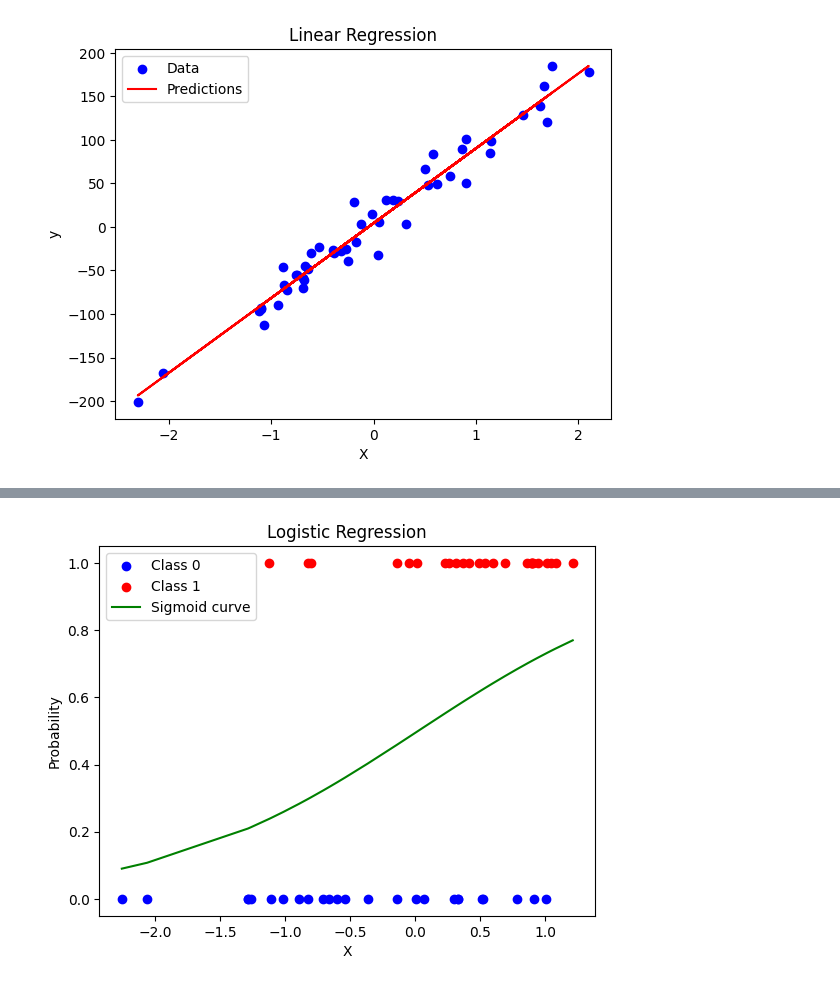
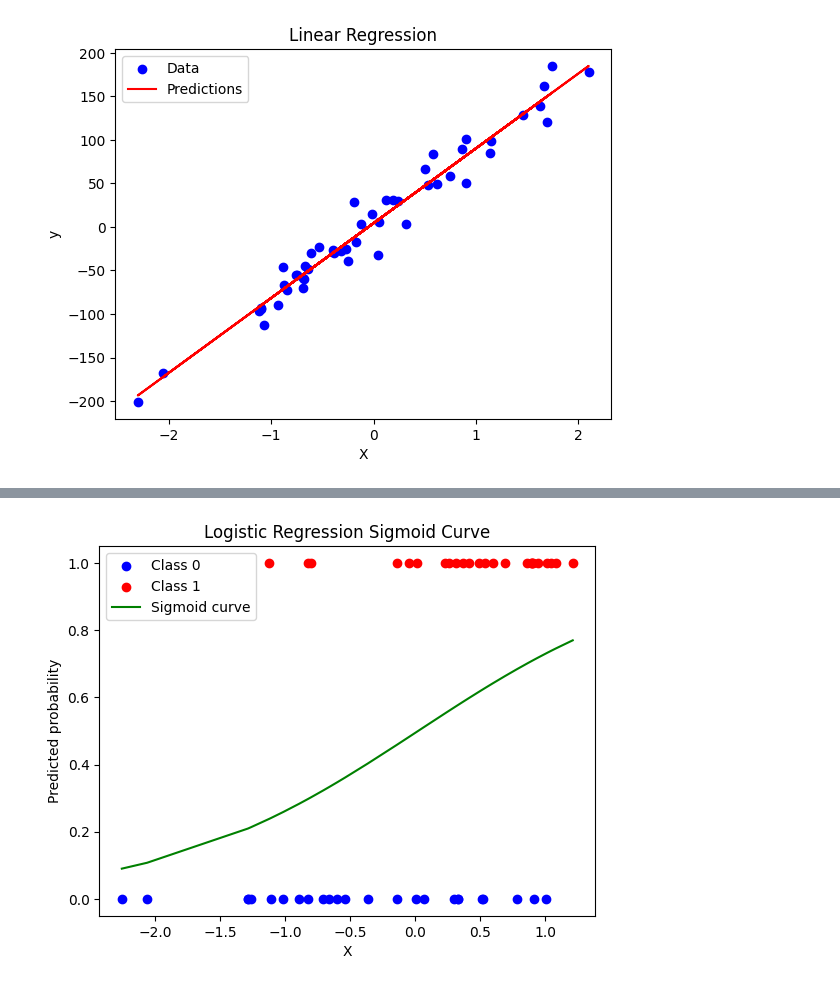
Before and after one commit to plamyaa/regression, a Jupyter notebook: examples.ipynb, the cells around one changed output, grey strips where cells are left out. Saved outputs shown, nothing was run; the diff lists cells and outputs as text; code cells hidden in the pictures.

```diff
--- a/examples.ipynb
+++ b/examples.ipynb
@@ -28,23 +28,32 @@ plt.show()
 X, y = make_classification(n_samples=50, n_features=1, n_informative=1,
                            n_redundant=0, random_state=1, n_clusters_per_class=1,
                            class_sep=0.4)
-print(X.mean(axis=0), X.std(axis=0)) # нужно standard scaler
-model = LogisticRegression(verbose=False)
+
+# Модель логистической регрессии
+model = LogisticRegression(verbose=True)
 model.fit(X, y)
 
-predictions = model.predict(X)
+# Вычисление значений сигмоиды
+def sigmoid(z):
+    return 1 / (1 + np.exp(-z))
 
+# Рассчитываем линейные комбинации признаков (z = X.dot(weights))
+z = np.column_stack([np.ones((X.shape[0])), X]).dot(model.weights)
+probabilities = sigmoid(z)
+
+# Построение графика
 plt.scatter(X[y == 0], y[y == 0], color='blue', label='Class 0')
 plt.scatter(X[y == 1], y[y == 1], color='red', label='Class 1')
 
+# Построение сигмоидальной кривой
 X_sorted = np.sort(X, axis=0)
-probabilities_sorted = model.predict_proba(np.column_stack([np.ones((50)),
-                                                            X_sorted]))
-plt.plot(X_sorted, probabilities_sorted, color='green', label='Sigmoid curve')
+z_sorted = np.column_stack([np.ones((X_sorted.shape[0])), X_sorted]).dot(model.weights)
+prob_sorted = sigmoid(z_sorted)
+plt.plot(X_sorted, prob_sorted, color='green', label='Sigmoid curve')
 
 plt.xlabel('X')
-plt.ylabel('Probability')
-plt.title('Logistic Regression')
+plt.ylabel('Predicted probability')
+plt.title('Logistic Regression Sigmoid Curve')
 plt.legend()
 plt.show()
 # %% [output]
@@ -52 +77 @@ plt.show()
-[figure, old version]
+[figure, new version]
```
Also changed, not shown: parts of 1 cell of this notebook, 3 other files.
